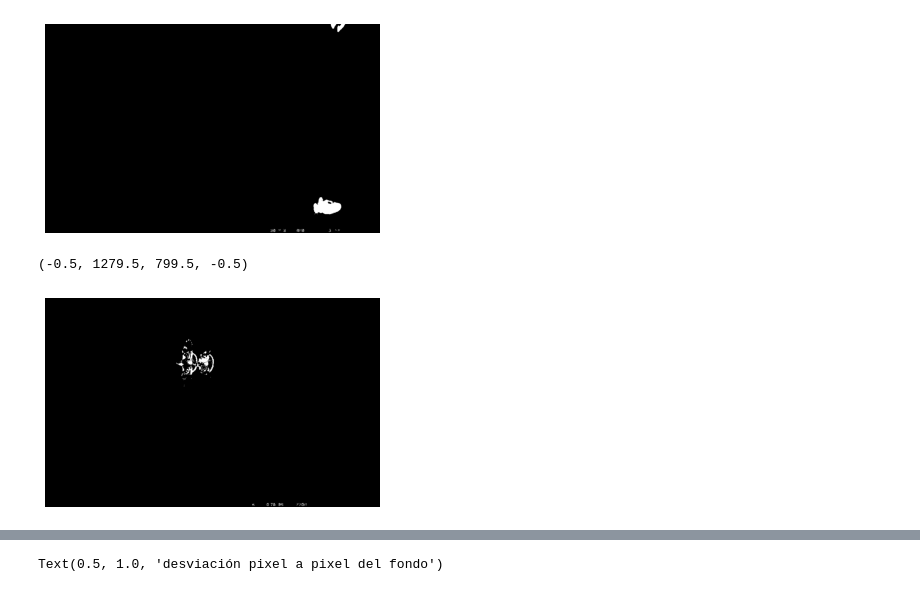
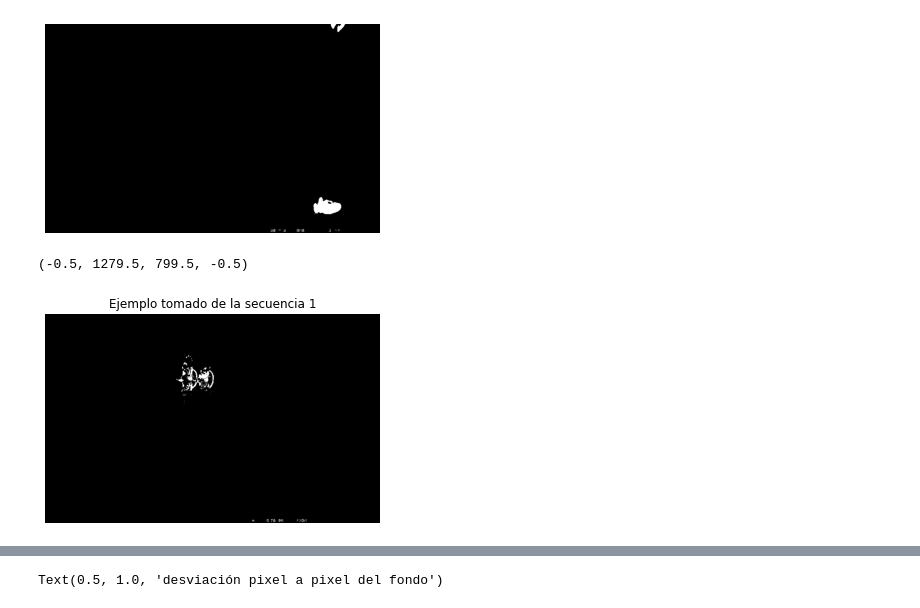
Before and after one commit to BenjaminIrarrazabal/Laboratorios_Inteligencia, a Jupyter notebook: Exp3.ipynb, the cells around one changed output, grey strips where cells are left out. Cells and saved outputs as stored; diff of their text form; code cells hidden in the pictures.

```diff
--- a/Exp3.ipynb
+++ b/Exp3.ipynb
@@ -58,6 +86,7 @@ F_D_seq1 = Frame_Diff(seq1, 50)
 # %%
 plt.imshow(F_D_seq1[13],cmap='gray')
+plt.title('Ejemplo tomado de la secuencia 1')
 plt.axis('off')
 # %% [output]
 (-0.5, 1279.5, 799.5, -0.5)
-[figure, old version]
+[figure, new version]
```
Also changed, not shown: parts of 23 cells of this notebook.
